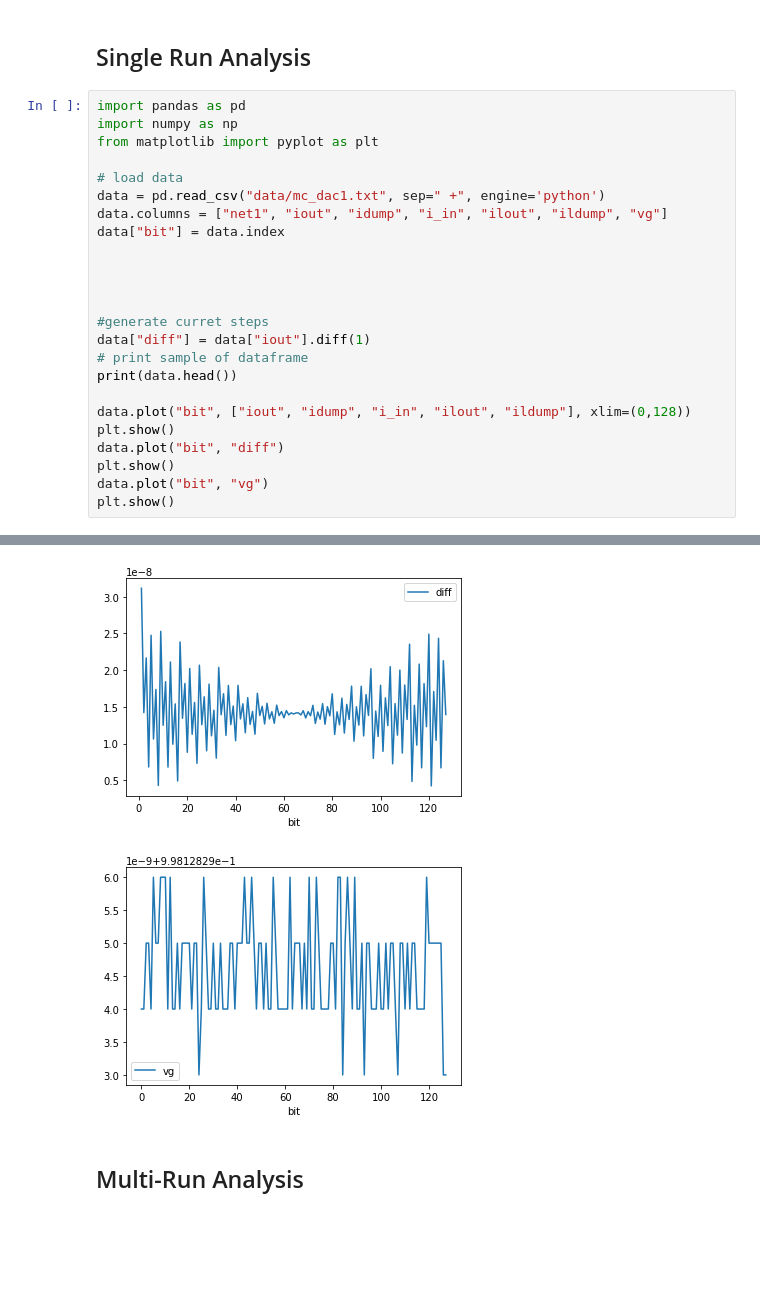
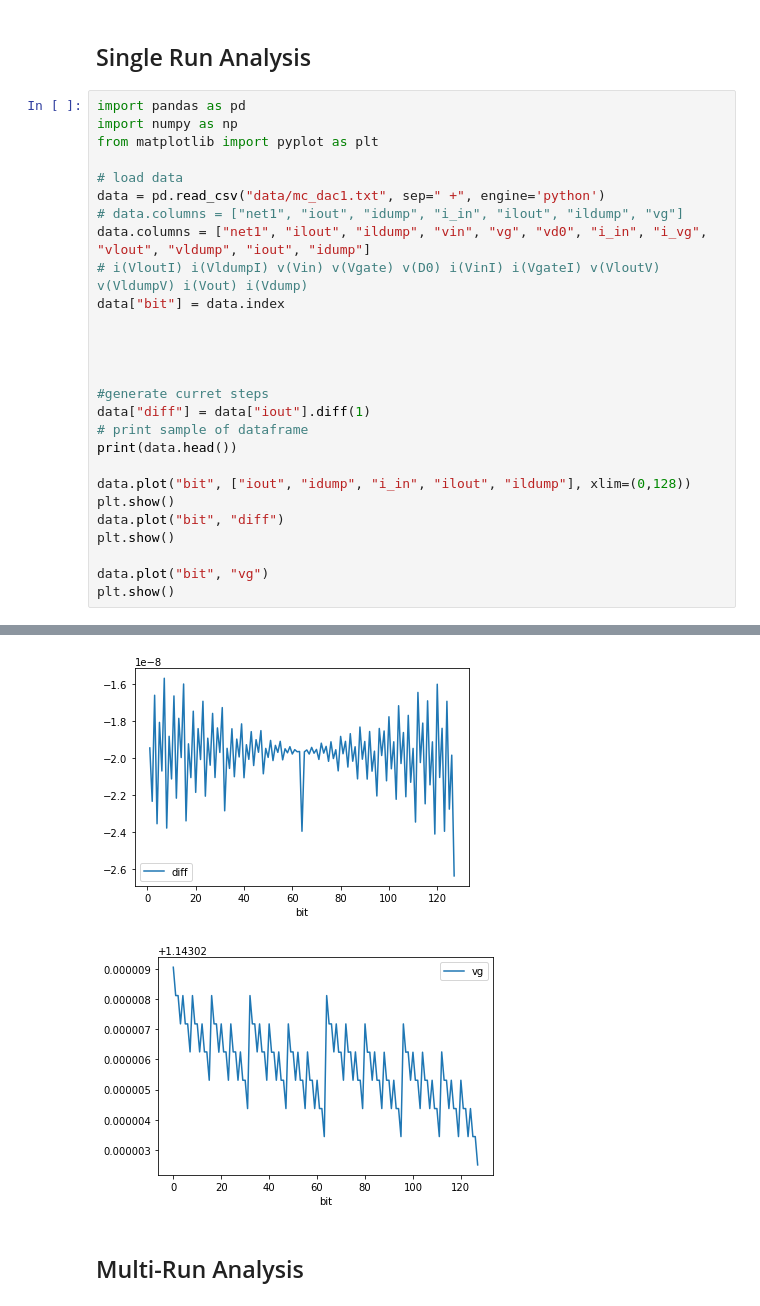
Before and after one commit to wFairmanOlin/madvlsi_proj_4, a Jupyter notebook: analysis.ipynb, the cells around one changed output, grey strips where cells are left out. Cells and saved outputs as stored; diff of their text form; blank space fills up the shorter version.

```diff
--- a/analysis.ipynb
+++ b/analysis.ipynb
@@ -9,7 +9,9 @@ from matplotlib import pyplot as plt
 
 # load data
 data = pd.read_csv("data/mc_dac1.txt", sep=" +", engine='python')
-data.columns = ["net1", "iout", "idump", "i_in", "ilout", "ildump", "vg"]
+# data.columns = ["net1", "iout", "idump", "i_in", "ilout", "ildump", "vg"]
+data.columns = ["net1", "ilout", "ildump", "vin", "vg", "vd0", "i_in", "i_vg", "vlout", "vldump", "iout", "idump"]
+# i(VloutI) i(VldumpI) v(Vin) v(Vgate) v(D0) i(VinI) i(VgateI) v(VloutV) v(VldumpV) i(Vout) i(Vdump)
 data["bit"] = data.index
 
 
@@ -24,6 +26,7 @@ data.plot("bit", ["iout", "idump", "i_in", "ilout", "ildump"], xlim=(0,128))
 plt.show()
 data.plot("bit", "diff")
 plt.show()
+
 data.plot("bit", "vg")
 plt.show()
 # %% [output]
@@ -44,5 +47,5 @@ plt.show()
-[figure, old version]
+[figure, new version]
-[figure, old version]
+[figure, new version]
 # %% [markdown]
 ## Multi-Run Analysis
 # %%
```
Also changed, not shown: parts of 5 cells of this notebook, 1 other file.
